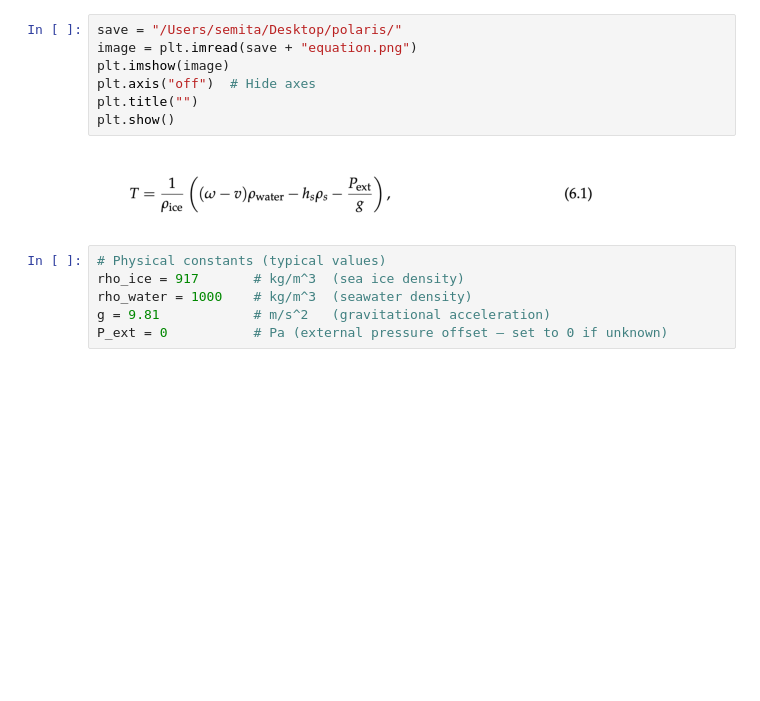
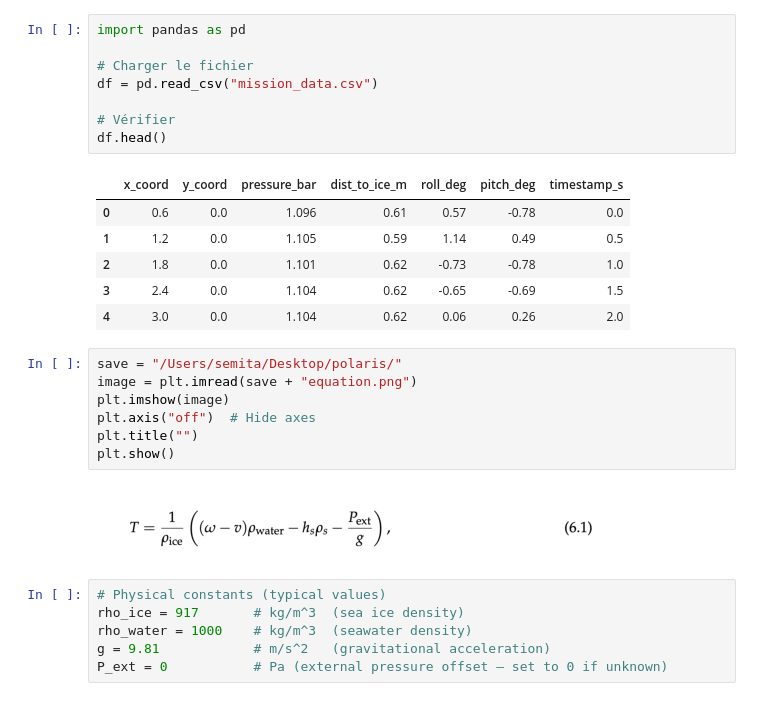
Before and after one commit to aris-space/project-polaris, a Jupyter notebook: semira/ice_measure.ipynb, the cells around one changed output. Cells and saved outputs as stored; diff of their text form; blank space fills up the shorter version.

```diff
--- a/semira/ice_measure.ipynb
+++ b/semira/ice_measure.ipynb
@@ -18,3 +10,18 @@ from image_registration.fft_tools import shift
+# %%
+import pandas as pd
+
+# Charger le fichier
+df = pd.read_csv("mission_data.csv")
+
+# Vérifier
+df.head()
+# %% [output]
+|  | x_coord | y_coord | pressure_bar | dist_to_ice_m | roll_deg | pitch_deg | timestamp_s |
+| 0 | 0.6 | 0.0 | 1.096 | 0.61 | 0.57 | -0.78 | 0.0 |
+| 1 | 1.2 | 0.0 | 1.105 | 0.59 | 1.14 | 0.49 | 0.5 |
+| 2 | 1.8 | 0.0 | 1.101 | 0.62 | -0.73 | -0.78 | 1.0 |
+| 3 | 2.4 | 0.0 | 1.104 | 0.62 | -0.65 | -0.69 | 1.5 |
+| 4 | 3.0 | 0.0 | 1.104 | 0.62 | 0.06 | 0.26 | 2.0 |
 # %%
 save = "/Users/semita/Desktop/polaris/"
 image = plt.imread(save + "equation.png")
```
Also changed, not shown: parts of 5 cells of this notebook, 13 other files.
